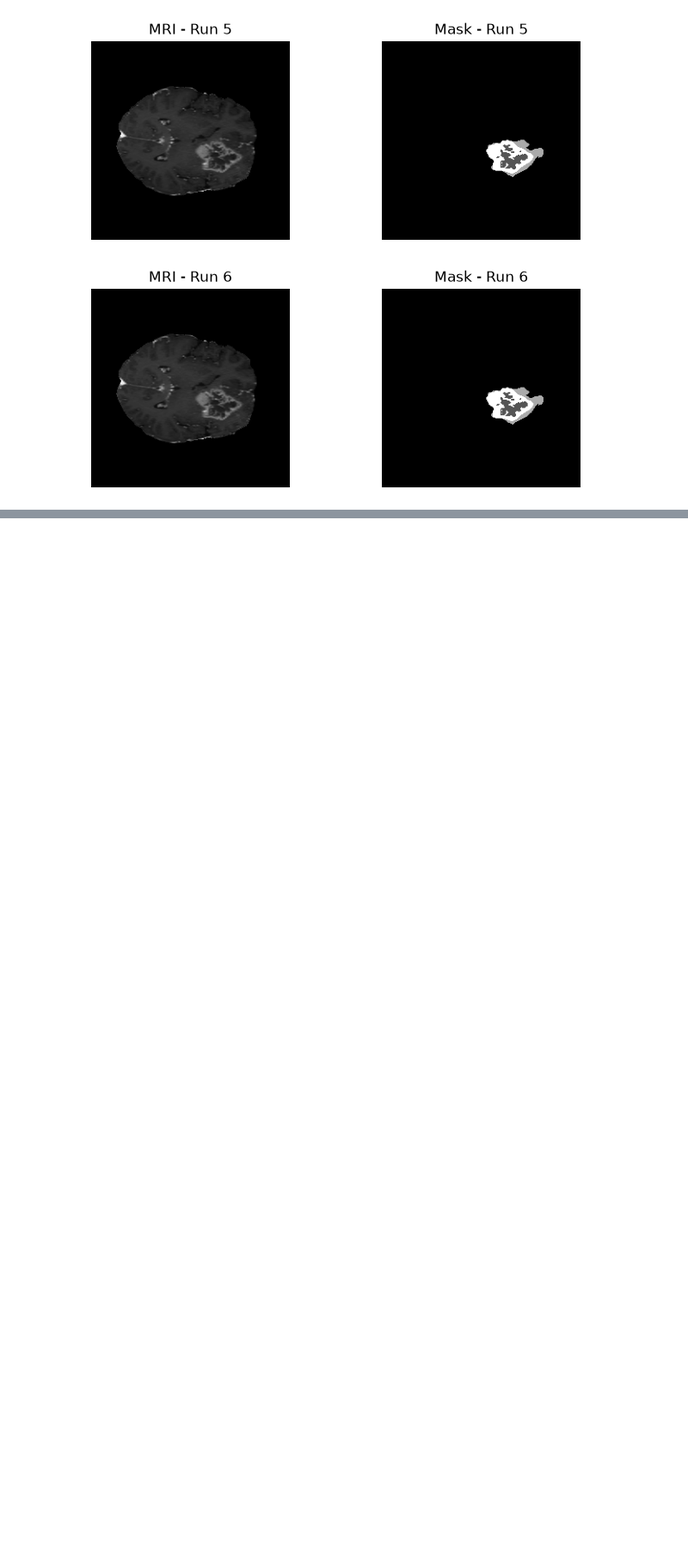
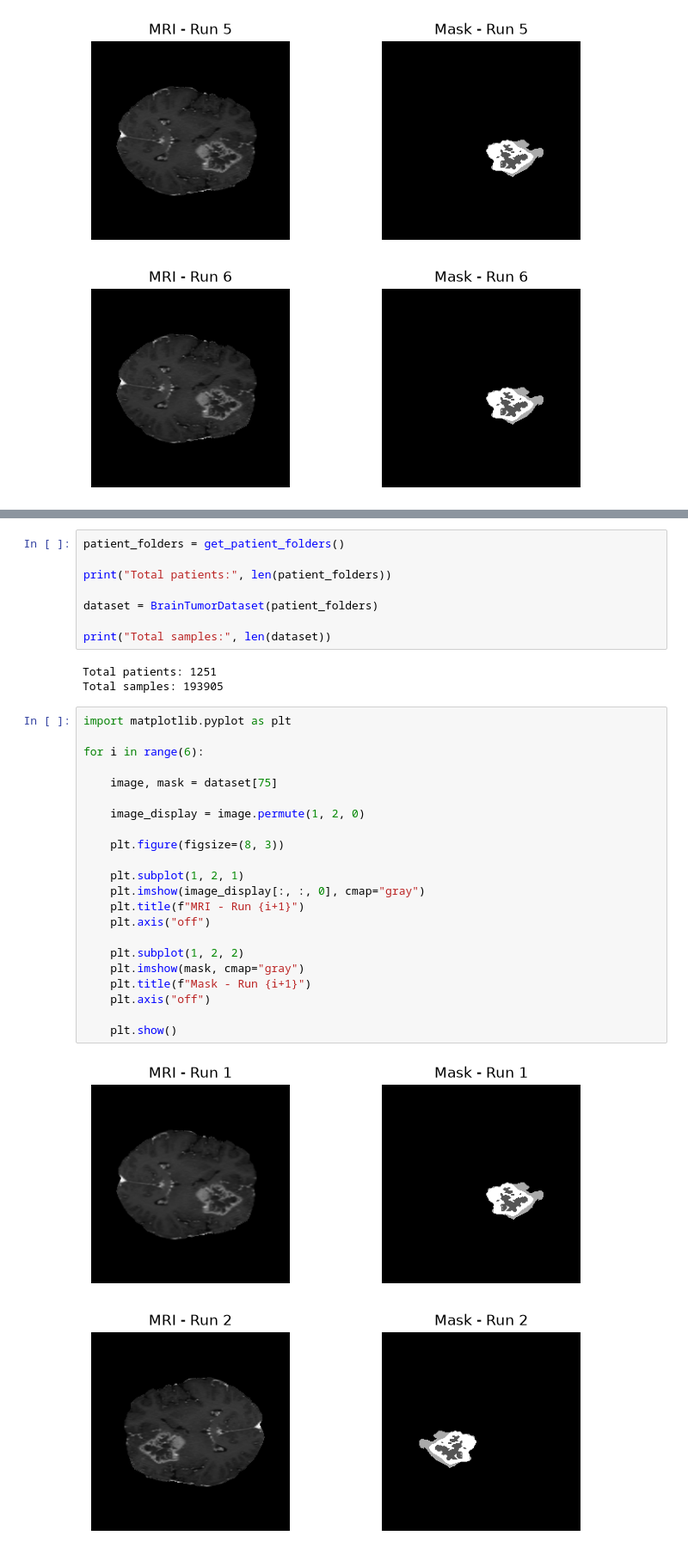
Before and after one commit to henilparmar01/Brain-Tumor-Segmentation, a Jupyter notebook: pratice.ipynb, the cells around one changed output, grey strips where cells are left out. Shown at 86% size. Cells and saved outputs as stored; diff of their text form; blank space fills up the shorter version.

```diff
--- a/pratice.ipynb
+++ b/pratice.ipynb
@@ -306,0 +310,36 @@ for i in range(6):
+# %%
+patient_folders = get_patient_folders()
+
+print("Total patients:", len(patient_folders))
+
+dataset = BrainTumorDataset(patient_folders)
+
+print("Total samples:", len(dataset))
+# %% [output]
+Total patients: 1251
+Total samples: 193905
+# %%
+import matplotlib.pyplot as plt
+
+for i in range(6):
+
+    image, mask = dataset[75]
+
+    image_display = image.permute(1, 2, 0)
+
+    plt.figure(figsize=(8, 3))
+
+    plt.subplot(1, 2, 1)
+    plt.imshow(image_display[:, :, 0], cmap="gray")
+    plt.title(f"MRI - Run {i+1}")
+    plt.axis("off")
+
+    plt.subplot(1, 2, 2)
+    plt.imshow(mask, cmap="gray")
+    plt.title(f"Mask - Run {i+1}")
+    plt.axis("off")
+
+    plt.show()
+# %% [output]
+[figure, added]
+[figure, added]
```
Also changed, not shown: parts of 2 cells of this notebook, 1 other file.
